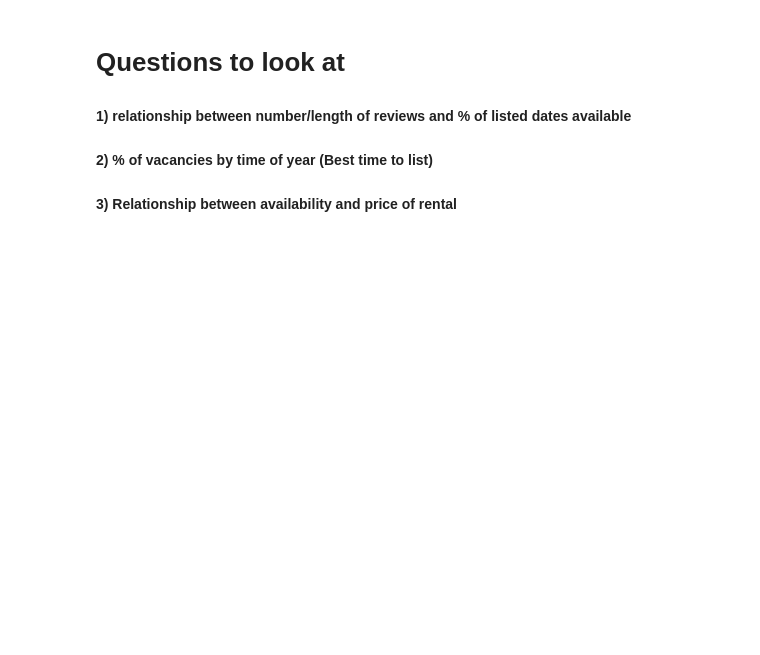
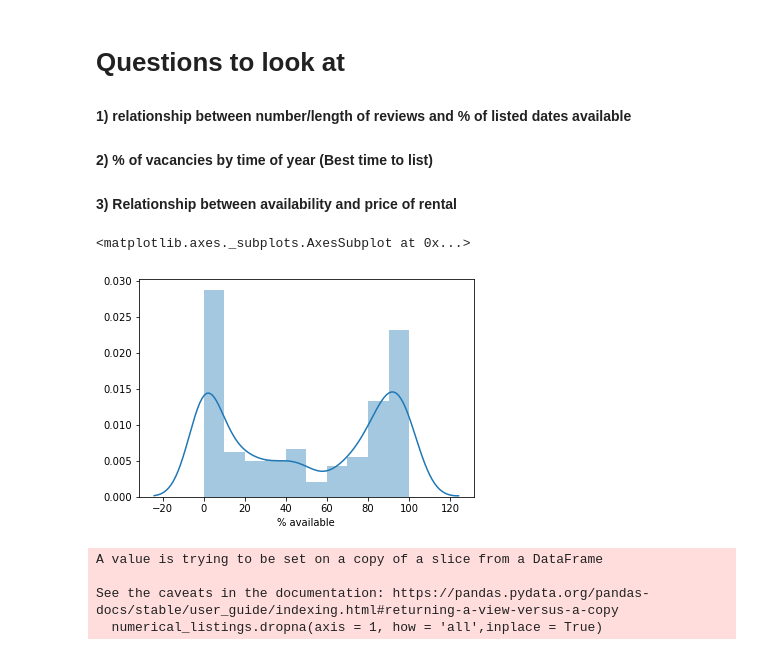
Before and after one commit to ogurashi/Boston-AirBnB-Analysis, a Jupyter notebook: rentals.ipynb, the cells around one changed output. Drawn from its saved outputs; the diff is of its cells as text; code cells hidden in the pictures; blank space fills up the shorter version.

```diff
--- a/rentals.ipynb
+++ b/rentals.ipynb
@@ -228,3 +228,26 @@ AttributeError: 'SeriesGroupBy' object has no attribute 'average'
 #### 1) relationship between number/length of reviews and % of listed dates available
 #### 2) % of vacancies by time of year (Best time to list)
 #### 3) Relationship between availability and price of rental
+# %%
+#### 1) relationship between number/length of reviews and % of listed dates available
+#to gather this info, we need the % of dates available.
+calendar.loc[:,'available'] = calendar['available'].apply(lambda x: 1 if x == 't' else 0)
+
+def get_pct_available_from_calendar_for_an_id( _id,calendar = calendar):
+    return 100*calendar[calendar['listing_id']==_id]['available'].mean()
+
+listings['% available'] = listings['id'].apply(lambda x: get_pct_available_from_calendar_for_an_id( _id = x, calendar = calendar))
+# %%
+sns.distplot(listings['% available'])
+# %% [output]
+<matplotlib.axes._subplots.AxesSubplot at 0x...>
+[figure, added]
+# %%
+numerical_listings = listings.loc[:,listings.dtypes != object]
+#drop any column that is all NAs
+numerical_listings.dropna(axis = 1, how = 'all',inplace = True)
+# %% [output]
+A value is trying to be set on a copy of a slice from a DataFrame
+
+See the caveats in the documentation: https://pandas.pydata.org/pandas-docs/stable/user_guide/indexing.html#returning-a-view-versus-a-copy
+  numerical_listings.dropna(axis = 1, how = 'all',inplace = True)
```
Also changed, not shown: parts of 19 cells of this notebook.
